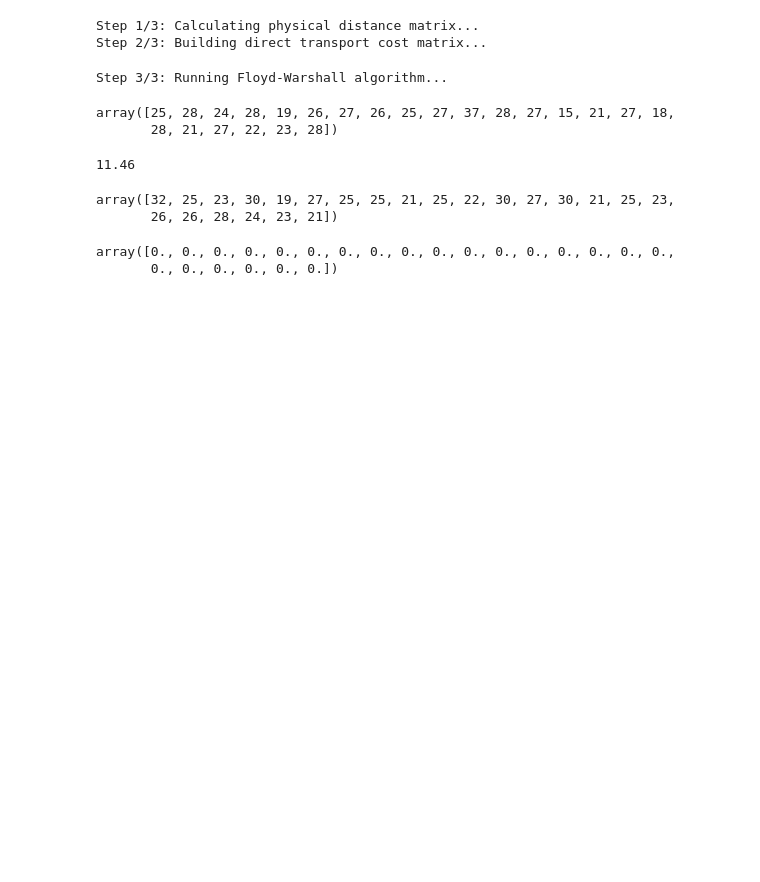
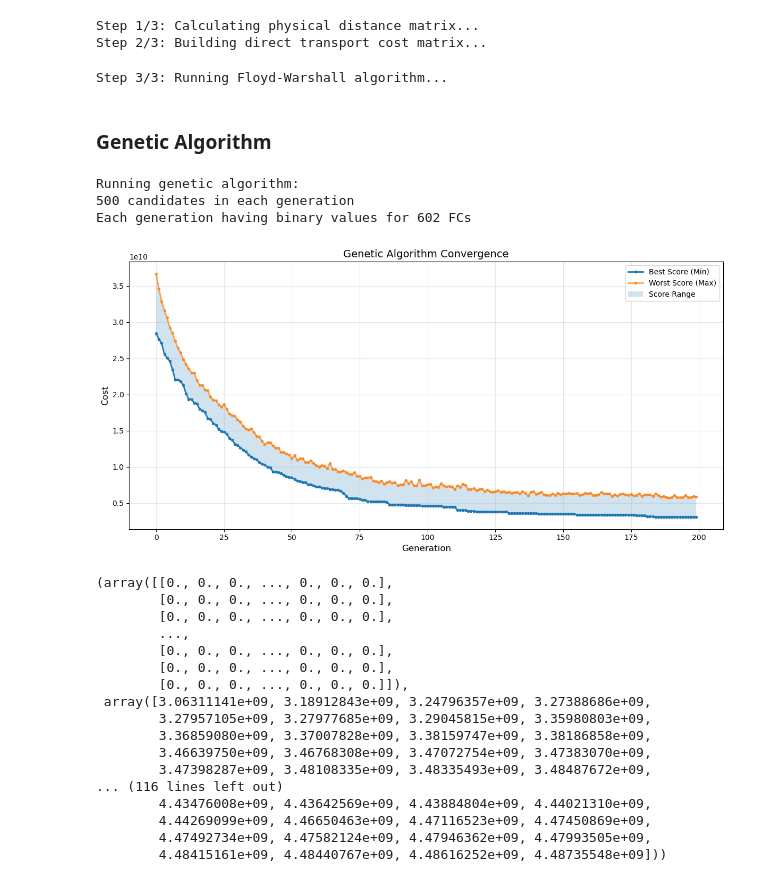
Before and after one commit to shashank2403/Heuristic-Network-Optimisation, a Jupyter notebook: main.ipynb, the cells around one changed output. Cells and saved outputs as stored; diff of their text form; code cells hidden in the pictures; blank space fills up the shorter version.

Commit message:
genetic algo foundation

```diff
--- a/main.ipynb
+++ b/main.ipynb
@@ -345,0 +378,6 @@ def init_pop(pop_size: int, count: int) -> np.ndarray:
+# %%
+def mutation(generation: np.ndarray,
+             mutation_rate: float) -> np.ndarray:
+    mask = np.random.rand(*generation.shape) < mutation_rate
+    generation[mask] = 1-generation[mask]
+    return generation
@@ -355,7 +457,9 @@ df = import_data(total_data_path)
 air_df = import_data(airway_data_path)
 rail_df = import_data(railway_data_path)
 fc_df = import_data(fc_data_path)
+fc_df = df['city']
 # df.info()
 # air_df.info()
 # rail_df.info()
 # fc_df.info()
+plot_cities(df, air_df, rail_df)
@@ -380,6 +482,8 @@ a, fca = calc_network_cost(df, fc_cnd, transport_costs, cost_components)
+# %% [markdown]
+### Genetic Algorithm
 # %%
-generation_size = 50
+generation_size = 500
 reproduction_rate = 0.01
 mutation_rate = 0.01
-pop_size = np.unique(fca['fc'].values).size
-num_generations = 2
+solution_size = fc_df.size
+num_generations = 200
@@ -388,40 +490,31 @@ generation = init_pop(pop_size = pop_size, count = generation_size)
-# %%
-def genetic_algorithm(generation_size: int,
-                      reproduction_rate: float,
-                      mutation_rate: float,
-                      pop_size: int,
-                      num_generations: int,
-                      df: pd.DataFrame,
-                      fc_df: pd.DataFrame):
-
-    # Generation 0
-    current_gen = init_pop(pop_size = pop_size, count = generation_size)
-
-    for gen in range(num_generations):
-
-        new_gen = np.zeros(current_gen.shape)
 # %%
-genetic_algorithm(generation_size = generation_size,
+ga = genetic_algorithm(generation_size = generation_size,
                   reproduction_rate = reproduction_rate,
                   mutation_rate = mutation_rate,
-                  pop_size = pop_size,
+                  solution_size = solution_size,
                   num_generations = num_generations,
                   df = df,
                   fc_df = fc_df)
+ga
 # %% [output]
-array([25, 28, 24, 28, 19, 26, 27, 26, 25, 27, 37, 28, 27, 15, 21, 27, 18,
-       28, 21, 27, 22, 23, 28])
+Running genetic algorithm:
+500 candidates in each generation
+Each generation having binary values for 602 FCs
+[figure, added]
+(array([[0., 0., 0., ..., 0., 0., 0.],
+        [0., 0., 0., ..., 0., 0., 0.],
+        [0., 0., 0., ..., 0., 0., 0.],
+        ...,
+        [0., 0., 0., ..., 0., 0., 0.],
+        [0., 0., 0., ..., 0., 0., 0.],
+        [0., 0., 0., ..., 0., 0., 0.]]),
+ array([3.06311141e+09, 3.18912843e+09, 3.24796357e+09, 3.27388686e+09,
+        3.27957105e+09, 3.27977685e+09, 3.29045815e+09, 3.35980803e+09,
+        3.36859080e+09, 3.37007828e+09, 3.38159747e+09, 3.38186858e+09,
+        3.46639750e+09, 3.46768308e+09, 3.47072754e+09, 3.47383070e+09,
+        3.47398287e+09, 3.48108335e+09, 3.48335493e+09, 3.48487672e+09,
+... (116 lines left out)
+        4.43476008e+09, 4.43642569e+09, 4.43884804e+09, 4.44021310e+09,
+        4.44269099e+09, 4.46650463e+09, 4.47116523e+09, 4.47450869e+09,
+        4.47492734e+09, 4.47582124e+09, 4.47946362e+09, 4.47993505e+09,
+        4.48415161e+09, 4.48440767e+09, 4.48616252e+09, 4.48735548e+09]))
-# %%
-np.mean(a)
-# %% [output]
-11.46
-# %%
-a
-# %% [output]
-array([32, 25, 23, 30, 19, 27, 25, 25, 21, 25, 22, 30, 27, 30, 21, 25, 23,
-       26, 26, 28, 24, 23, 21])
-# %%
-np.zeros(a.shape)
-# %% [output]
-array([0., 0., 0., 0., 0., 0., 0., 0., 0., 0., 0., 0., 0., 0., 0., 0., 0.,
-       0., 0., 0., 0., 0., 0.])
```
Also changed, not shown: parts of 26 cells of this notebook, 3 other files.
